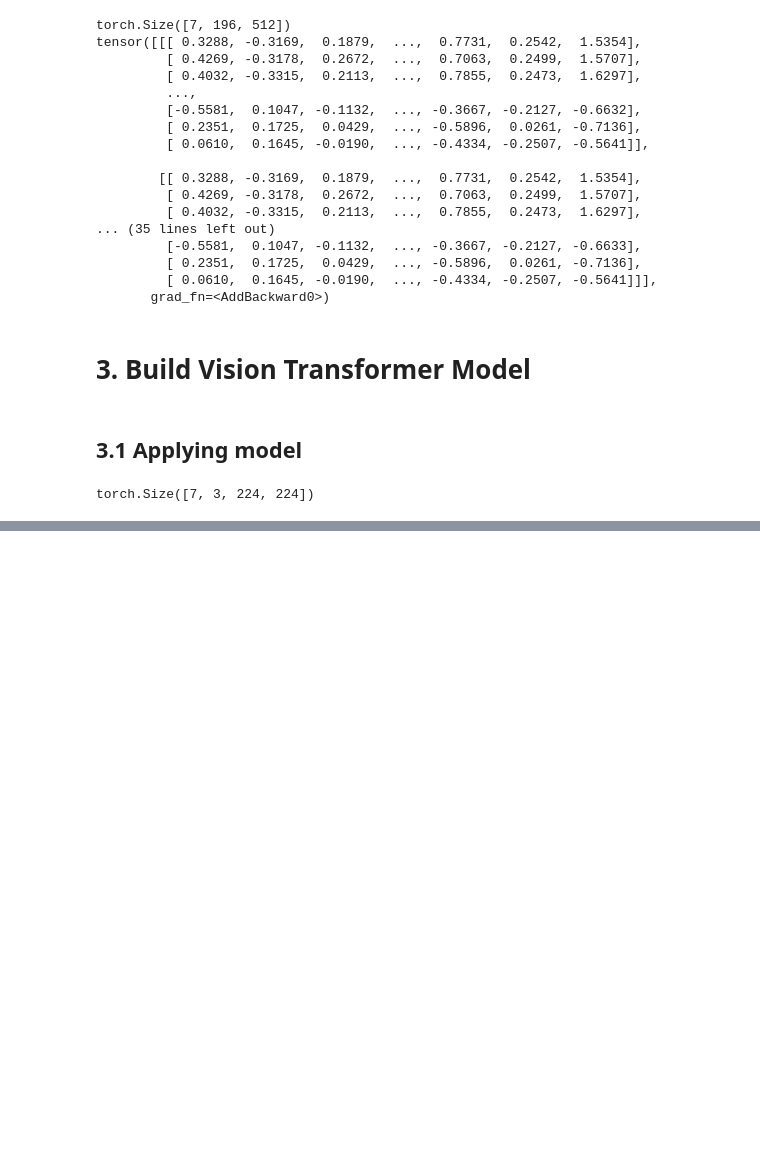
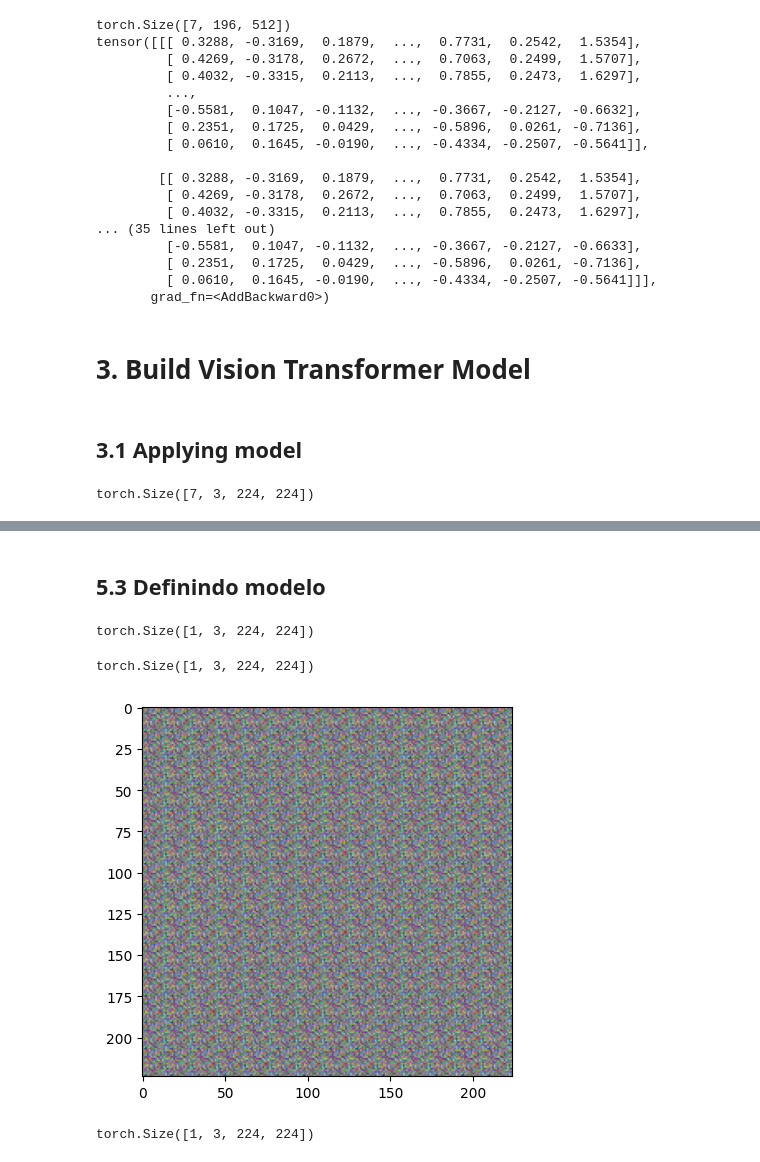
Before and after one commit to Migliorin/Image-Denoising, a Jupyter notebook: notebooks/ModelScripts/Transformer.ipynb, the cells around one changed output, grey strips where cells are left out. Cells and saved outputs as stored; diff of their text form; code cells hidden in the pictures; blank space fills up the shorter version.

```diff
--- a/notebooks/ModelScripts/Transformer.ipynb
+++ b/notebooks/ModelScripts/Transformer.ipynb
@@ -298,0 +387,2 @@ Clipping input data to the valid range for imshow with RGB data ([0..1] for floa
+# %% [markdown]
+## 5.3 Definindo modelo
@@ -298,0 +394,22 @@ Clipping input data to the valid range for imshow with RGB data ([0..1] for floa
+# %%
+model = VisionModel(
+    img_size=(1,3,224,224),
+    patch_size=16,
+    token_len=512,
+    embed_dim=512
+)
+# %%
+image_transform.shape
+# %% [output]
+torch.Size([1, 3, 224, 224])
+# %%
+output = model(image_transform)
+# %%
+output.shape
+# %% [output]
+torch.Size([1, 3, 224, 224])
+# %%
+plt.imshow(output[0].permute(1,2,0).detach().numpy())
+plt.show()
+# %% [output]
+[figure, added]
@@ -298,0 +420,4 @@ Clipping input data to the valid range for imshow with RGB data ([0..1] for floa
+# %%
+out_loss.shape
+# %% [output]
+torch.Size([1, 3, 224, 224])
```
Also changed, not shown: parts of 58 cells of this notebook.
